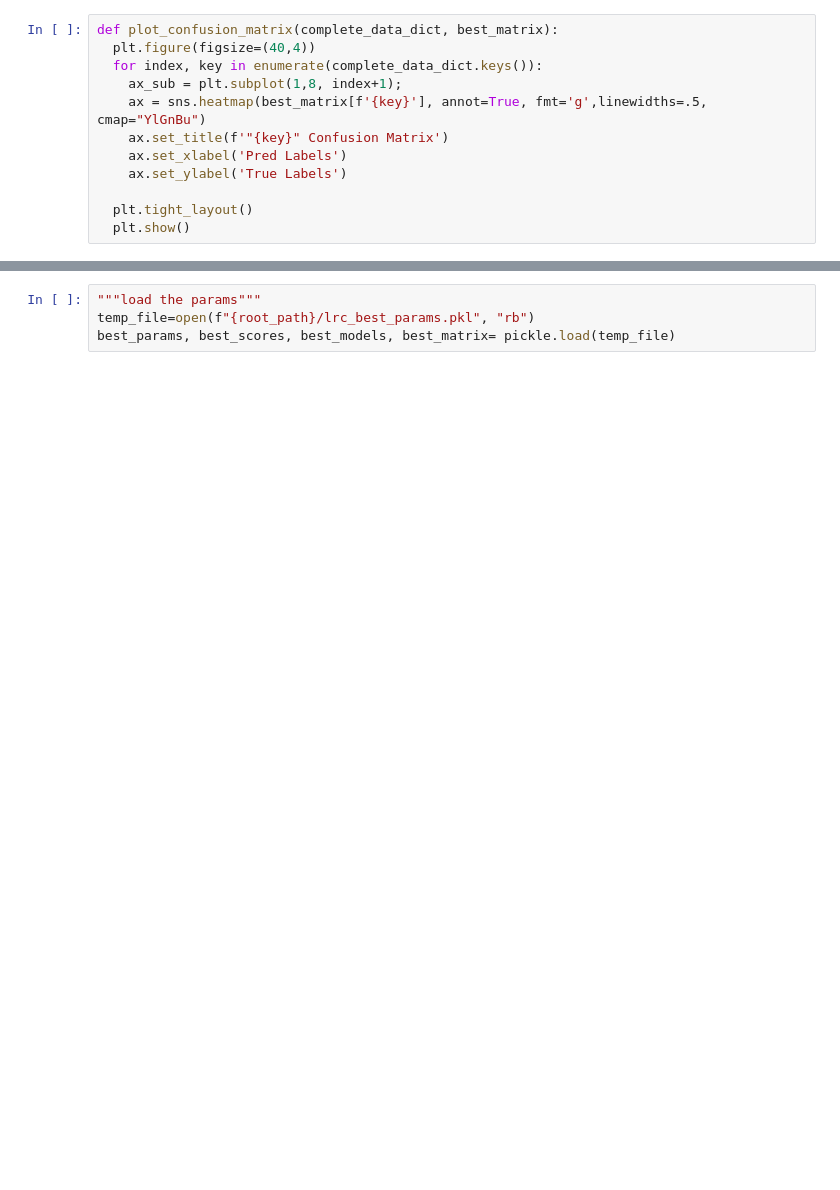
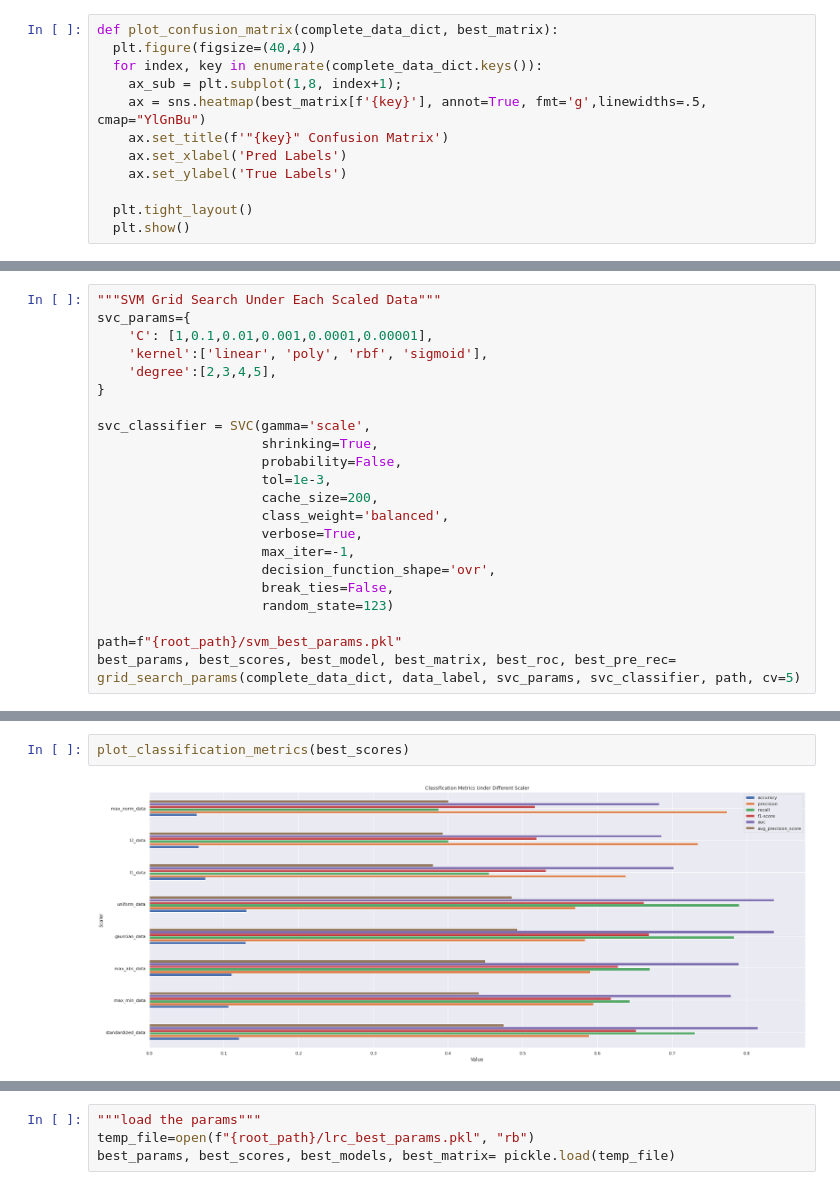
Before and after one commit to mlmaster1995/machine-learning-portforlio-python, a Jupyter notebook: online_shoppers_intention/Data Modeling.ipynb, the cells around one changed output, grey strips where cells are left out. Saved outputs shown, nothing was run; the diff lists cells and outputs as text; blank space fills up the shorter version.

```diff
--- a/online_shoppers_intention/Data Modeling.ipynb
+++ b/online_shoppers_intention/Data Modeling.ipynb
@@ -356,0 +418,22 @@ Fitting 5 folds for each of 200 candidates, totalling 1000 fits
+# %%
+"""SVM Grid Search Under Each Scaled Data"""
+svc_params={
+    'C': [1,0.1,0.01,0.001,0.0001,0.00001],
+    'kernel':['linear', 'poly', 'rbf', 'sigmoid'],
+    'degree':[2,3,4,5],
+}
+
+svc_classifier = SVC(gamma='scale',
+                     shrinking=True,
+                     probability=False,
+                     tol=1e-3,
+                     cache_size=200,
+                     class_weight='balanced',
+                     verbose=True,
+                     max_iter=-1,
+                     decision_function_shape='ovr',
+                     break_ties=False,
+                     random_state=123)
+
+path=f"{root_path}/svm_best_params.pkl"
+best_params, best_scores, best_model, best_matrix, best_roc, best_pre_rec= grid_search_params(complete_data_dict, data_label, svc_params, svc_classifier, path, cv=5)
@@ -356,0 +462,4 @@ Fitting 5 folds for each of 200 candidates, totalling 1000 fits
+# %%
+plot_classification_metrics(best_scores)
+# %% [output]
+[figure, added]
```
Also changed, not shown: parts of 34 cells of this notebook, 1 other file.
